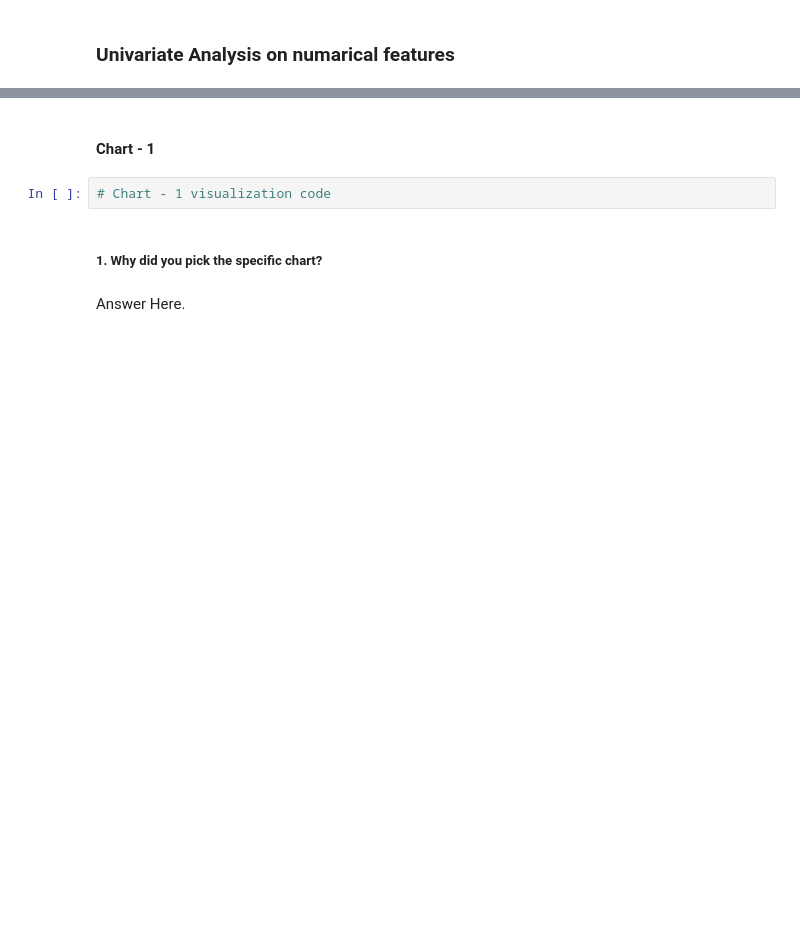
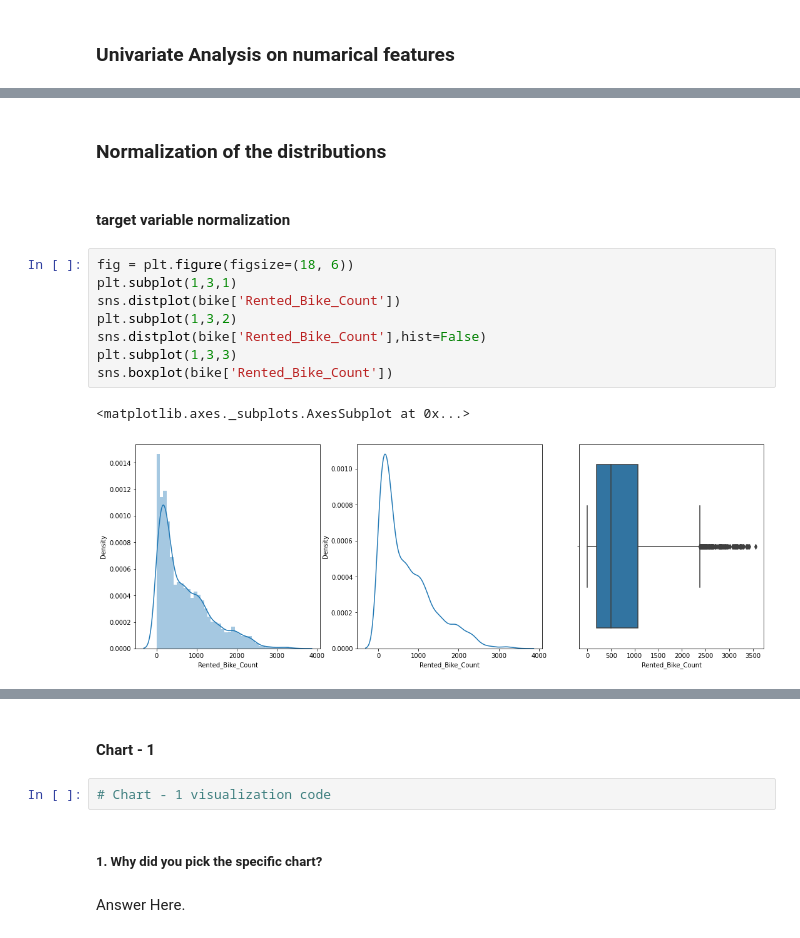
Before and after one commit to tarun422/Bike-Sharing-Demand, a Jupyter notebook: SouelBike.ipynb, the cells around one changed output, grey strips where cells are left out. Saved outputs shown, nothing was run; the diff lists cells and outputs as text; blank space fills up the shorter version.

```diff
--- a/SouelBike.ipynb
+++ b/SouelBike.ipynb
@@ -598,0 +640,15 @@ for i in numarical_column:
+# %% [markdown]
+### Normalization of the distributions
+# %% [markdown]
+#### target variable normalization
+# %%
+fig = plt.figure(figsize=(18, 6))
+plt.subplot(1,3,1)
+sns.distplot(bike['Rented_Bike_Count'])
+plt.subplot(1,3,2)
+sns.distplot(bike['Rented_Bike_Count'],hist=False)
+plt.subplot(1,3,3)
+sns.boxplot(bike['Rented_Bike_Count'])
+# %% [output]
+<matplotlib.axes._subplots.AxesSubplot at 0x...>
+[figure, added]
```
Also changed, not shown: parts of 137 cells of this notebook.
